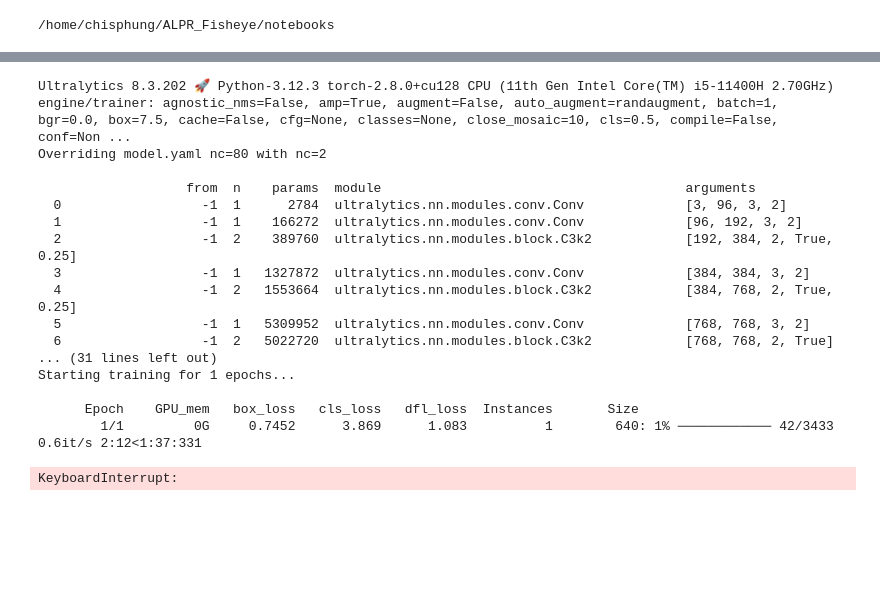
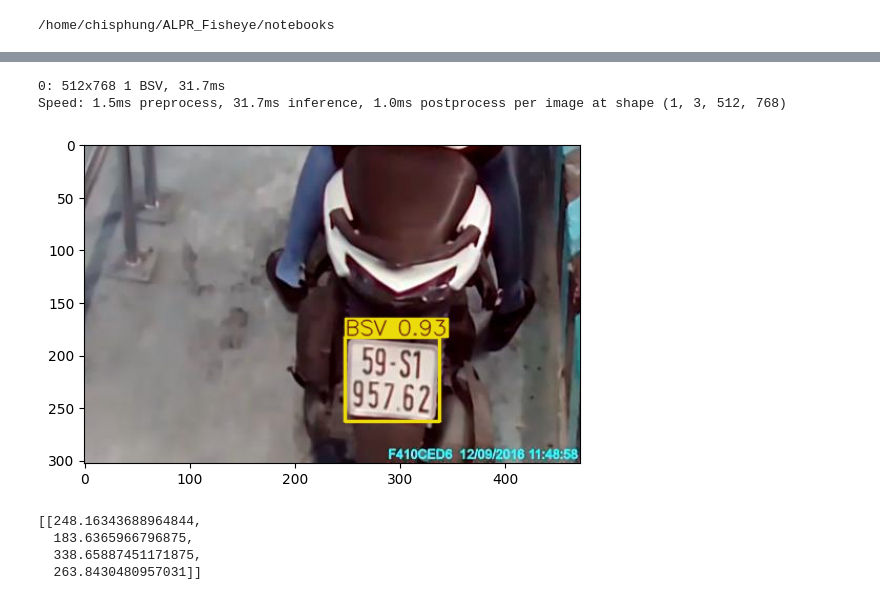
Before and after one commit to chisphung/ALPT_Fisheye, a Jupyter notebook: notebooks/yolov11x.ipynb, the cells around one changed output, grey strips where cells are left out. Cells and saved outputs as stored; diff of their text form; code cells hidden in the pictures; blank space fills up the shorter version.

Commit message:
add detection and char_recognition

```diff
--- a/notebooks/yolov11x.ipynb
+++ b/notebooks/yolov11x.ipynb
@@ -37,23 +23,24 @@ from model.yolo.ultralytics.models.yolo.model import YOLO
+# %%
+img = cv2.imread('/home/chisphung/ALPR_Fisheye/dataset/test/xemay1522_jpg.rf.e0ade499f088c424976b3a53a3f70b74.jpg')
 # %%
-YOLO('yolo11x.pt').train(data='../../dataset/dataset.yaml', epochs=1, imgsz=640, batch=1, name='yolov11x_alpr_det_100e', device='cpu')
-
-#CHUA DOI ANCHOR SIZE
+model = YOLO('/home/chisphung/ALPR_Fisheye/weight/recognition_v11m.pt')  # load a pretrained model (recommended for training)
-# %% [output]
-Ultralytics 8.3.202 🚀 Python-3.12.3 torch-2.8.0+cu128 CPU (11th Gen Intel Core(TM) i5-11400H 2.70GHz)
-engine/trainer: agnostic_nms=False, amp=True, augment=False, auto_augment=randaugment, batch=1, bgr=0.0, box=7.5, cache=False, cfg=None, classes=None, close_mosaic=10, cls=0.5, compile=False, conf=Non ...
-Overriding model.yaml nc=80 with nc=2
-
-                   from  n    params  module                                       arguments
-  0                  -1  1      2784  ultralytics.nn.modules.conv.Conv             [3, 96, 3, 2]
-  1                  -1  1    166272  ultralytics.nn.modules.conv.Conv             [96, 192, 3, 2]
-  2                  -1  2    389760  ultralytics.nn.modules.block.C3k2            [192, 384, 2, True, 0.25]
-  3                  -1  1   1327872  ultralytics.nn.modules.conv.Conv             [384, 384, 3, 2]
-  4                  -1  2   1553664  ultralytics.nn.modules.block.C3k2            [384, 768, 2, True, 0.25]
-  5                  -1  1   5309952  ultralytics.nn.modules.conv.Conv             [768, 768, 3, 2]
-  6                  -1  2   5022720  ultralytics.nn.modules.block.C3k2            [768, 768, 2, True]
-... (31 lines left out)
-Starting training for 1 epochs...
-
-      Epoch    GPU_mem   box_loss   cls_loss   dfl_loss  Instances       Size
-        1/1         0G     0.7452      3.869      1.083          1        640: 1% ──────────── 42/3433 0.6it/s 2:12<1:37:331
-KeyboardInterrupt:
+# %%
+plates = model.predict(img)  # predict on an image
+# %% [output]
+0: 512x768 1 BSV, 31.7ms
+Speed: 1.5ms preprocess, 31.7ms inference, 1.0ms postprocess per image at shape (1, 3, 512, 768)
+# %%
+draw_box = plates[0].plot()
+plt.imshow(draw_box)
+plt.show()
+# -*- coding: utf-8 -*-
+# %% [output]
+[figure, added]
+# %%
+list_plates = plates[0].boxes.xyxy.tolist()  # x1, y1, x2, y2
+list_plates
+# %% [output]
+[[248.16343688964844,
+  183.6365966796875,
+  338.65887451171875,
+  263.8430480957031]]
```
Also changed, not shown: parts of 15 cells of this notebook, 8 other files.
